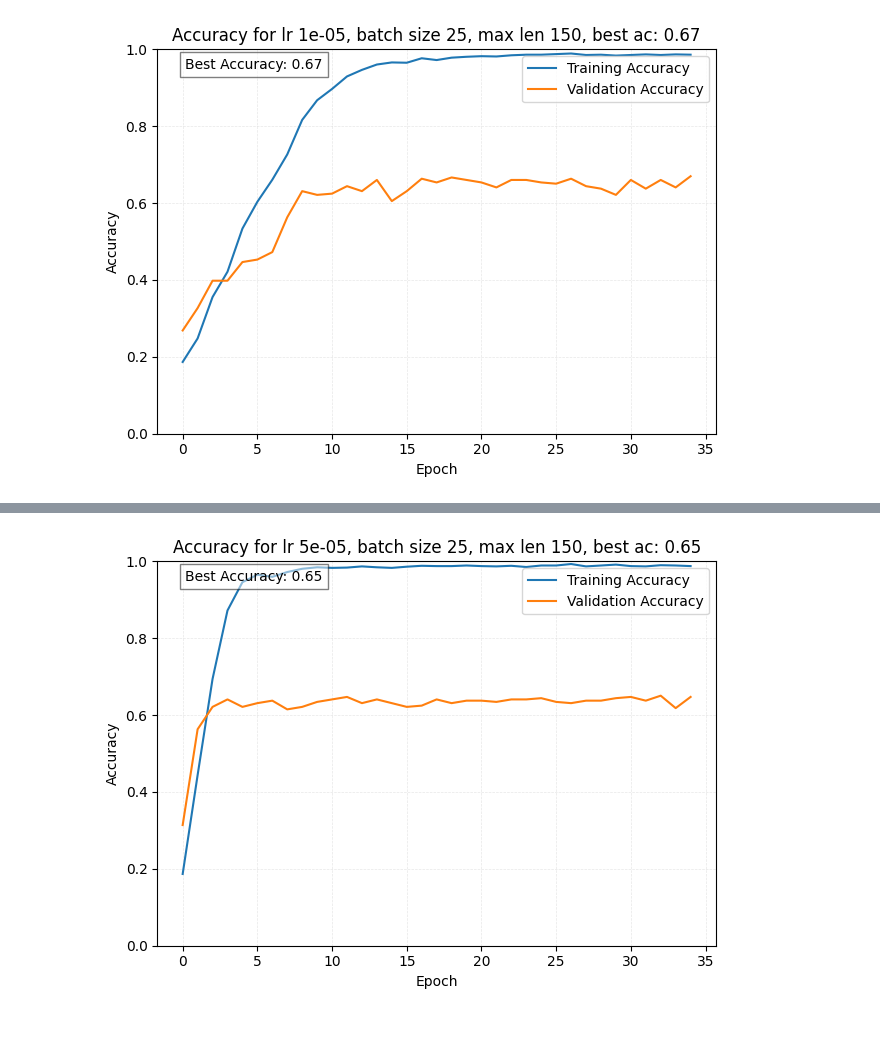
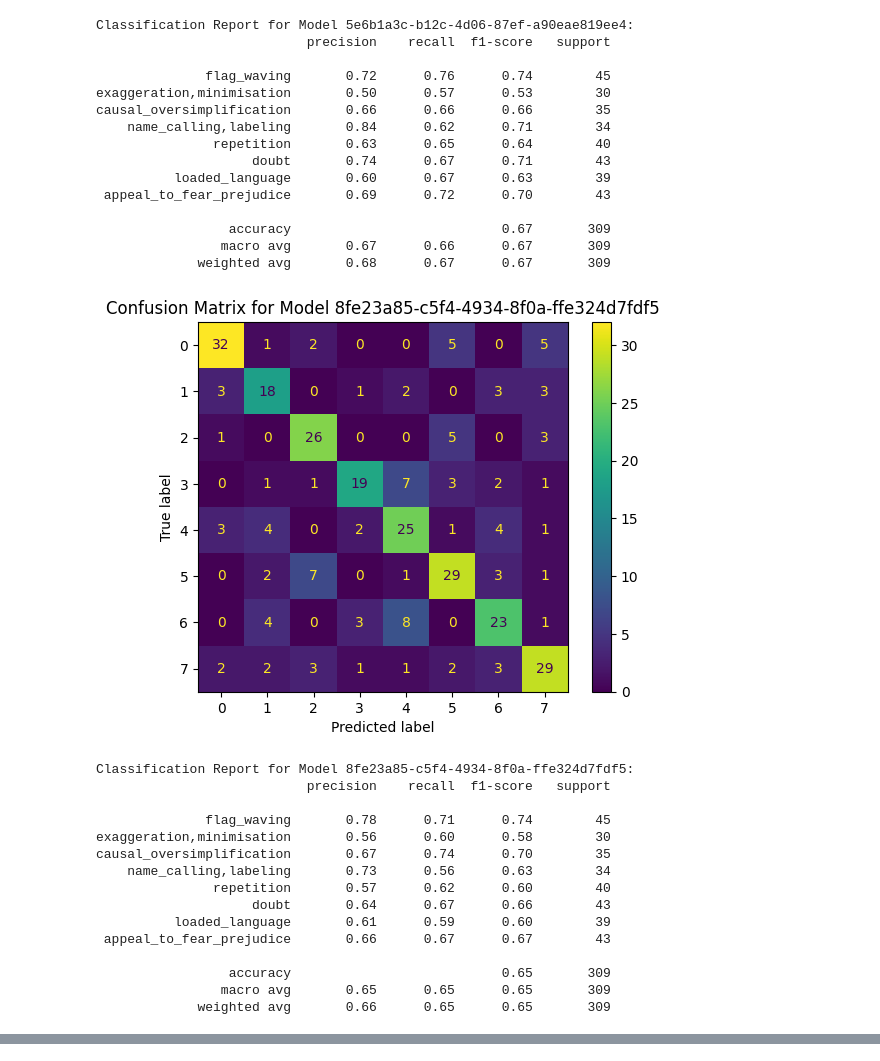
Before and after one commit to raymondfdavey/NLP_ASSESSMENT, a Jupyter notebook: plotting.ipynb, the cells around one changed output, grey strips where cells are left out. Drawn from its saved outputs; the diff is of its cells as text; code cells hidden in the pictures; blank space fills up the shorter version.

```diff
--- a/plotting.ipynb
+++ b/plotting.ipynb
@@ -95,3 +104,3 @@ def plot(results_dir, type = None):
 # %%
-boop = plot(results_dir, type = 'multi')
+boop = plot(results_dir, experiment_type = 'multi', graphs=False, confusion_matrix=True)
 # %% [output]
@@ -100 +124,31 @@ boop = plot(results_dir, type = 'multi')
+Classification Report for Model 5e6b1a3c-b12c-4d06-87ef-a90eae819ee4:
+                           precision    recall  f1-score   support
+
+              flag_waving       0.72      0.76      0.74        45
+exaggeration,minimisation       0.50      0.57      0.53        30
+causal_oversimplification       0.66      0.66      0.66        35
+    name_calling,labeling       0.84      0.62      0.71        34
+               repetition       0.63      0.65      0.64        40
+                    doubt       0.74      0.67      0.71        43
+          loaded_language       0.60      0.67      0.63        39
+ appeal_to_fear_prejudice       0.69      0.72      0.70        43
+
+                 accuracy                           0.67       309
+                macro avg       0.67      0.66      0.67       309
+             weighted avg       0.68      0.67      0.67       309
-[figure, old version]
+[figure, new version]
+Classification Report for Model 8fe23a85-c5f4-4934-8f0a-ffe324d7fdf5:
+                           precision    recall  f1-score   support
+
+              flag_waving       0.78      0.71      0.74        45
+exaggeration,minimisation       0.56      0.60      0.58        30
+causal_oversimplification       0.67      0.74      0.70        35
+    name_calling,labeling       0.73      0.56      0.63        34
+               repetition       0.57      0.62      0.60        40
+                    doubt       0.64      0.67      0.66        43
+          loaded_language       0.61      0.59      0.60        39
+ appeal_to_fear_prejudice       0.66      0.67      0.67        43
+
+                 accuracy                           0.65       309
+                macro avg       0.65      0.65      0.65       309
+             weighted avg       0.66      0.65      0.65       309
@@ -103 +171,0 @@ boop = plot(results_dir, type = 'multi')
-[figure, removed]
```
Also changed, not shown: parts of 3 cells of this notebook, 19 other files.
